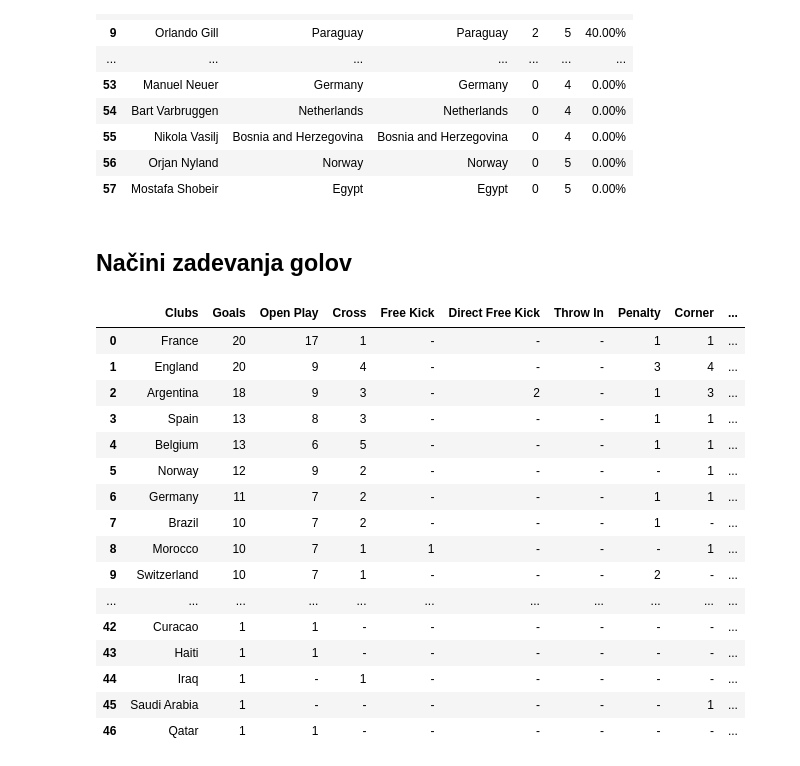
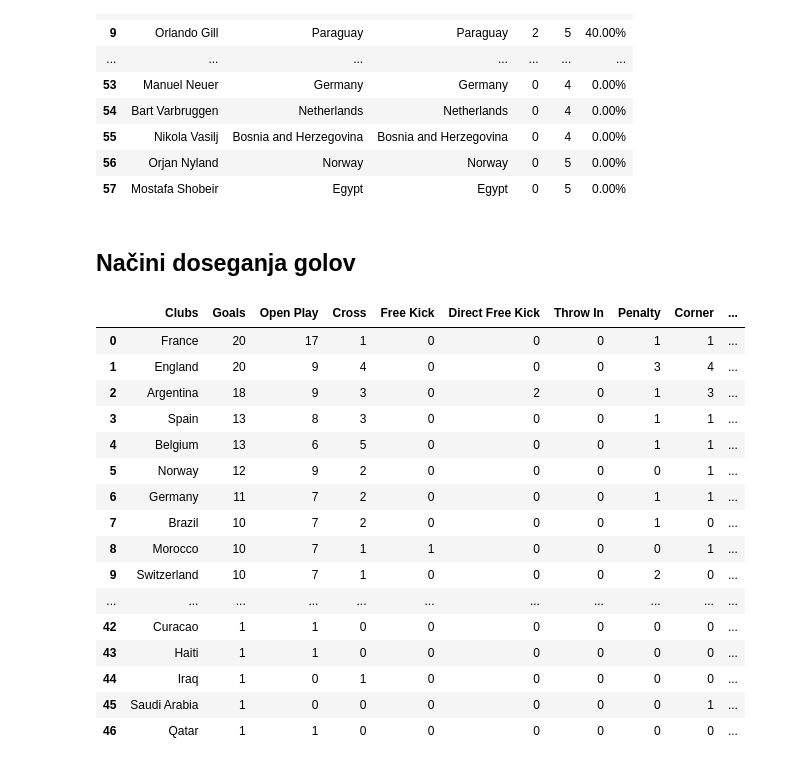
Before and after one commit to zalakmetic/UVP_projektna_naloga, a Jupyter notebook: analiza.ipynb, the cells around one changed output. Cells and saved outputs as stored; diff of their text form; code cells hidden in the pictures.

```diff
--- a/analiza.ipynb
+++ b/analiza.ipynb
@@ -77,24 +79,25 @@ clean_sheets
 | 56 | Orjan Nyland | Norway | Norway | 0 | 5 | 0.00% |
 | 57 | Mostafa Shobeir | Egypt | Egypt | 0 | 5 | 0.00% |
 # %% [markdown]
-## Načini zadevanja golov
+## Načini doseganja golov
 # %%
+goal_types = goal_types.replace("-", 0)
 goal_types
 # %% [output]
 |  | Clubs | Goals | Open Play | Cross | Free Kick | Direct Free Kick | Throw In | Penalty | Corner | ... |
-| 0 | France | 20 | 17 | 1 | - | - | - | 1 | 1 | ... |
-| 1 | England | 20 | 9 | 4 | - | - | - | 3 | 4 | ... |
-| 2 | Argentina | 18 | 9 | 3 | - | 2 | - | 1 | 3 | ... |
-| 3 | Spain | 13 | 8 | 3 | - | - | - | 1 | 1 | ... |
-| 4 | Belgium | 13 | 6 | 5 | - | - | - | 1 | 1 | ... |
-| 5 | Norway | 12 | 9 | 2 | - | - | - | - | 1 | ... |
-| 6 | Germany | 11 | 7 | 2 | - | - | - | 1 | 1 | ... |
-| 7 | Brazil | 10 | 7 | 2 | - | - | - | 1 | - | ... |
-| 8 | Morocco | 10 | 7 | 1 | 1 | - | - | - | 1 | ... |
-| 9 | Switzerland | 10 | 7 | 1 | - | - | - | 2 | - | ... |
+| 0 | France | 20 | 17 | 1 | 0 | 0 | 0 | 1 | 1 | ... |
+| 1 | England | 20 | 9 | 4 | 0 | 0 | 0 | 3 | 4 | ... |
+| 2 | Argentina | 18 | 9 | 3 | 0 | 2 | 0 | 1 | 3 | ... |
+| 3 | Spain | 13 | 8 | 3 | 0 | 0 | 0 | 1 | 1 | ... |
+| 4 | Belgium | 13 | 6 | 5 | 0 | 0 | 0 | 1 | 1 | ... |
+| 5 | Norway | 12 | 9 | 2 | 0 | 0 | 0 | 0 | 1 | ... |
+| 6 | Germany | 11 | 7 | 2 | 0 | 0 | 0 | 1 | 1 | ... |
+| 7 | Brazil | 10 | 7 | 2 | 0 | 0 | 0 | 1 | 0 | ... |
+| 8 | Morocco | 10 | 7 | 1 | 1 | 0 | 0 | 0 | 1 | ... |
+| 9 | Switzerland | 10 | 7 | 1 | 0 | 0 | 0 | 2 | 0 | ... |
 | ... | ... | ... | ... | ... | ... | ... | ... | ... | ... | ... |
-| 42 | Curacao | 1 | 1 | - | - | - | - | - | - | ... |
-| 43 | Haiti | 1 | 1 | - | - | - | - | - | - | ... |
-| 44 | Iraq | 1 | - | 1 | - | - | - | - | - | ... |
-| 45 | Saudi Arabia | 1 | - | - | - | - | - | - | 1 | ... |
-| 46 | Qatar | 1 | 1 | - | - | - | - | - | - | ... |
+| 42 | Curacao | 1 | 1 | 0 | 0 | 0 | 0 | 0 | 0 | ... |
+| 43 | Haiti | 1 | 1 | 0 | 0 | 0 | 0 | 0 | 0 | ... |
+| 44 | Iraq | 1 | 0 | 1 | 0 | 0 | 0 | 0 | 0 | ... |
+| 45 | Saudi Arabia | 1 | 0 | 0 | 0 | 0 | 0 | 0 | 1 | ... |
+| 46 | Qatar | 1 | 1 | 0 | 0 | 0 | 0 | 0 | 0 | ... |
```
Also changed, not shown: parts of 8 cells of this notebook.
